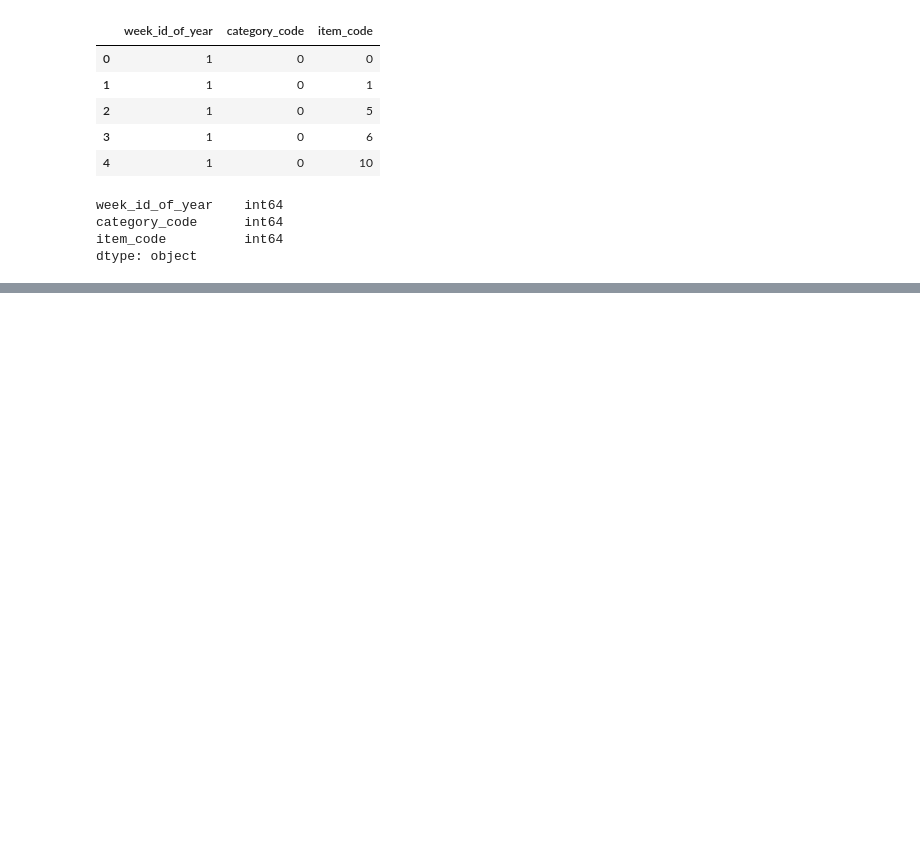
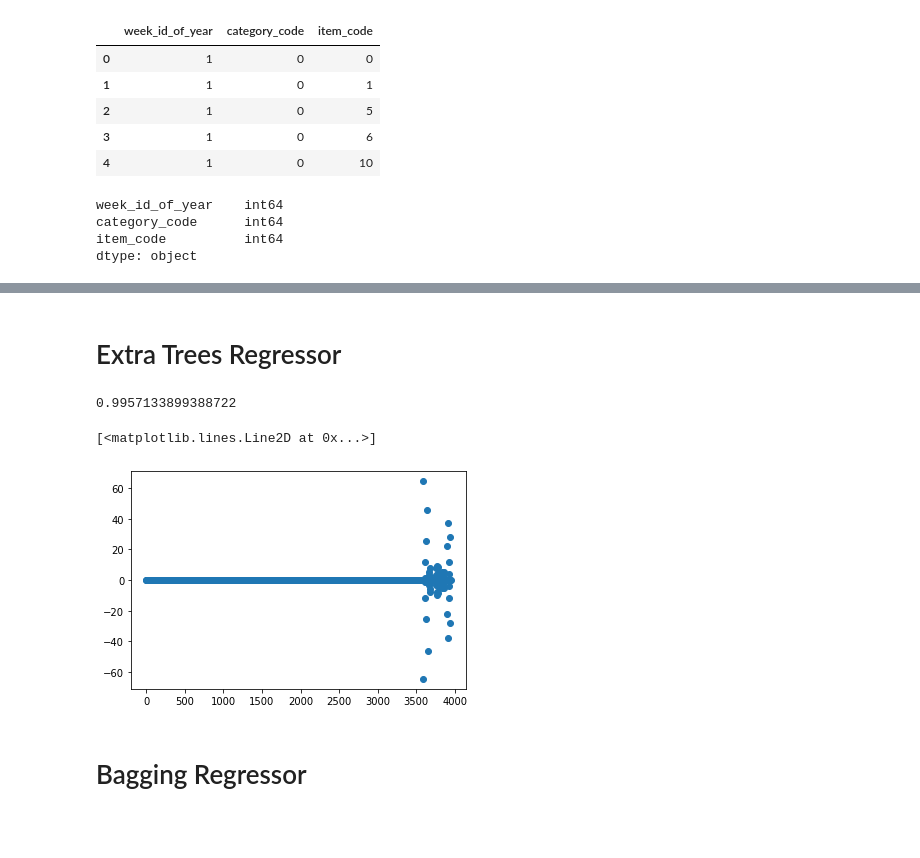
Before and after one commit to nadunys/data-storm-3.0, a Jupyter notebook: 2022-03-27/ds_1.ipynb, the cells around one changed output, grey strips where cells are left out. Saved outputs shown, nothing was run; the diff lists cells and outputs as text; code cells hidden in the pictures; blank space fills up the shorter version.

```diff
--- a/2022-03-27/ds_1.ipynb
+++ b/2022-03-27/ds_1.ipynb
@@ -198,0 +194,20 @@ for i in range(len(predicted)):
+# %% [markdown]
+# Extra Trees Regressor
+# %%
+from sklearn.ensemble import ExtraTreesRegressor
+
+reg = ExtraTreesRegressor(n_estimators=100, random_state=0).fit(X_test, Y_test)
+reg.score(X_test, Y_test)
+# %% [output]
+0.9957133899388722
+# %%
+predicted = reg.predict(X_test)
+# %%
+plt.plot(Y_test - predicted, marker='o', linestyle='')
+# %% [output]
+[<matplotlib.lines.Line2D at 0x...>]
+[figure, added]
+# %% [markdown]
+# Bagging Regressor
+# %% [markdown]
+#
```
Also changed, not shown: parts of 15 cells of this notebook.
